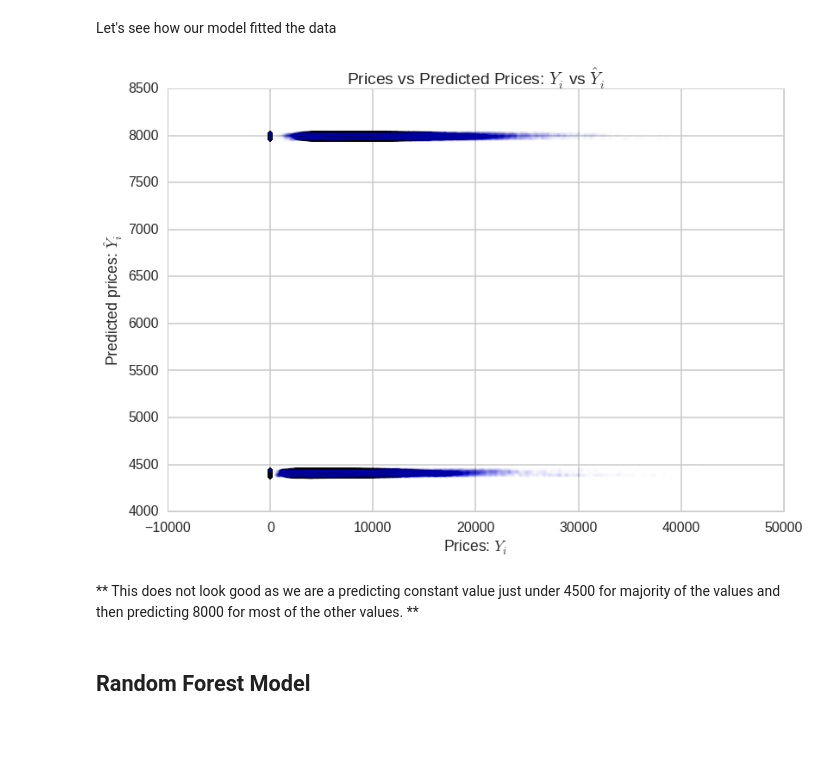
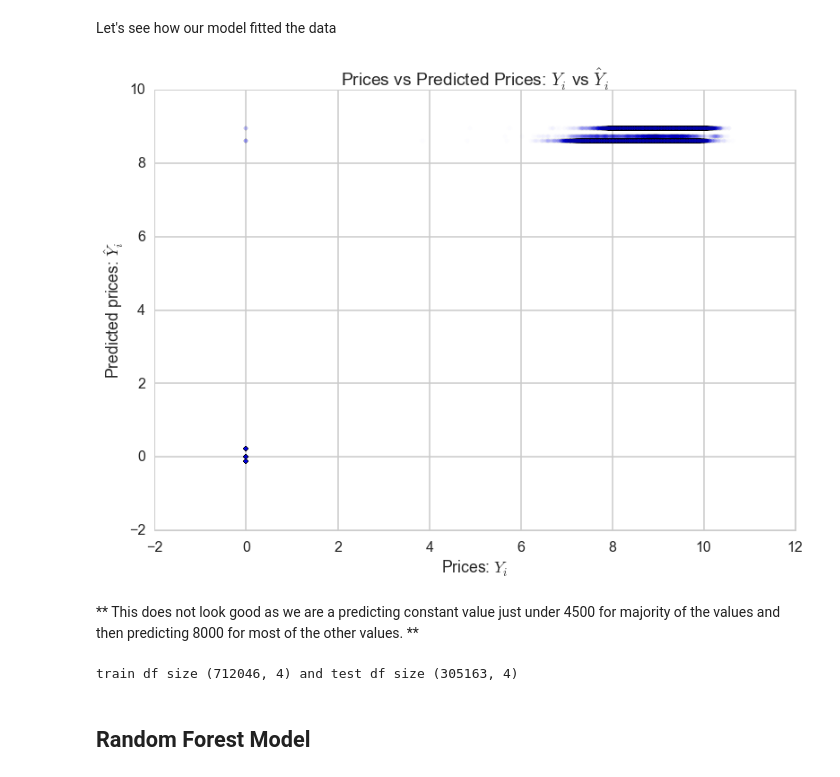
Before and after one commit to numb3r33/Kaggle-Competitions, a Jupyter notebook: Rossman-Stores-Sales/rossman_store_sales.ipynb, the cells around one changed output. Drawn from its saved outputs; the diff is of its cells as text; code cells hidden in the pictures; blank space fills up the shorter version.

```diff
--- a/Rossman-Stores-Sales/rossman_store_sales.ipynb
+++ b/Rossman-Stores-Sales/rossman_store_sales.ipynb
@@ -96,4 +29 @@ class Rossman():
 rossman = Rossman('./data/train.csv', './data/test.csv', './data/store.csv')
-# %%
-# load training, testing and stores info
-train_df, test_df, stores_df = rossman.load_dataset()
@@ -303,9 +234,15 @@ plt.title('Relationship between day of the week and sales');
+# %%
+train_df = rossman.train_df
+train_df['isSunday'] = (rossman.train_df.Date.dt.weekday==6)
+train_df['norm_sales'] = np.log1p(train_df.Sales)
+# %%
+data = train_df[['Store', 'isSunday', 'Open', 'Promo', 'norm_sales']]
 # %% [markdown]
 ## Simple Linear Regression Model
 # %%
 from statsmodels.formula.api import ols
 
-m = ols('Sales ~ Store + Promo', train_df).fit()
+m = ols('norm_sales ~ Store + Promo + Open + isSunday', data).fit()
 print m.summary()
 # %% [output]
                             OLS Regression Results
@@ -330,11 +267,11 @@ strong multicollinearity or other numerical problems.
 # %% [markdown]
 Let's see how our model fitted the data
 # %%
-plt.scatter(train_df['Sales'], m.fittedvalues, alpha=0.01)
+plt.scatter(data['norm_sales'], m.fittedvalues, alpha=0.01)
 plt.xlabel("Prices: $Y_i$")
 plt.ylabel("Predicted prices: $\hat{Y}_i$")
 plt.title("Prices vs Predicted Prices: $Y_i$ vs $\hat{Y}_i$");
 # %% [output]
-[figure, old version]
+[figure, new version]
 # %% [markdown]
 ** This does not look good as we are a predicting constant value just under 4500 for majority of the values and then predicting 8000 for most of the other values. **
@@ -341,3 +289,7 @@ plt.title("Prices vs Predicted Prices: $Y_i$ vs $\hat{Y}_i$");
+# %%
+print 'train df size {0} and test df size {1} '.format(X_train.shape, X_test.shape)
+# %% [output]
+train df size (712046, 4) and test df size (305163, 4)
 # %% [markdown]
 ## Random Forest Model
 # %%
```
Also changed, not shown: parts of 59 cells of this notebook, 1 other file.
